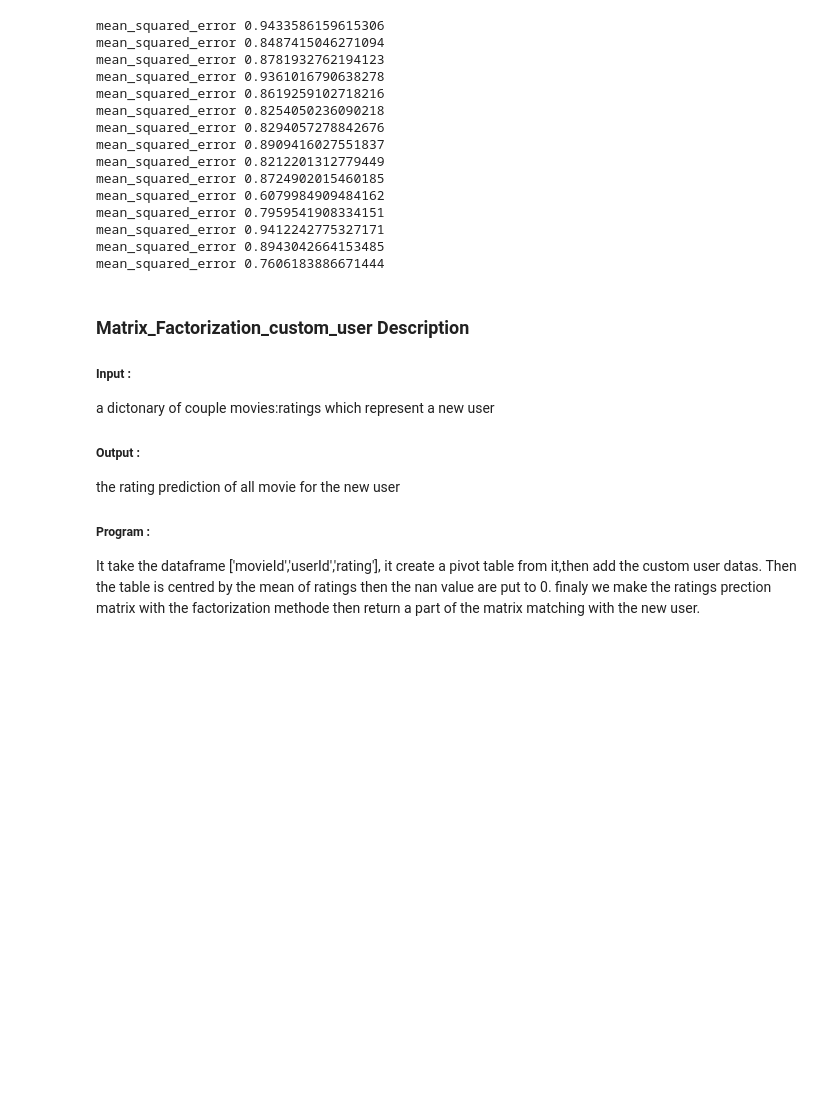
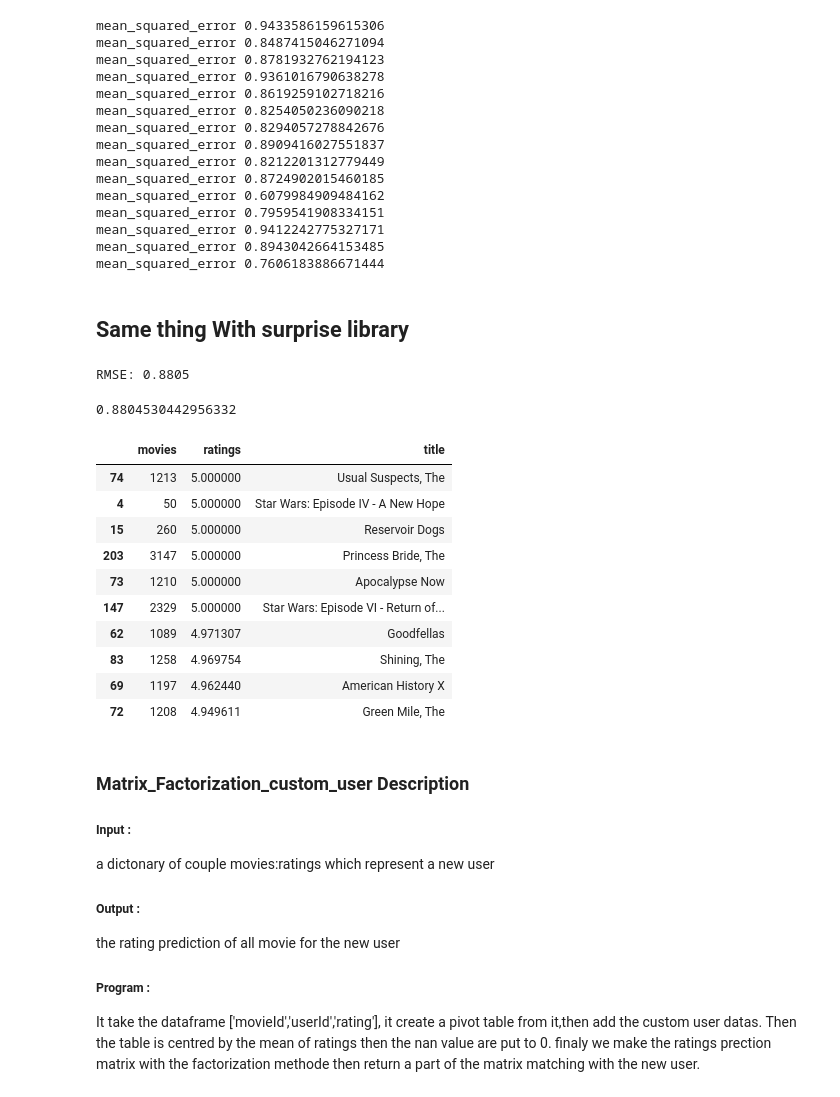
Before and after one commit to NavasFrancisco/MoviesRecommender, a Jupyter notebook: MoviesRecommender.ipynb, the cells around one changed output. Cells and saved outputs as stored; diff of their text form; code cells hidden in the pictures; blank space fills up the shorter version.

Commit message:
With SVG surprise

```diff
--- a/MoviesRecommender.ipynb
+++ b/MoviesRecommender.ipynb
@@ -962,3 +964,5 @@ mean_squared_error 0.7959541908334151
 mean_squared_error 0.9412242775327171
 mean_squared_error 0.8943042664153485
 mean_squared_error 0.7606183886671444
+# %% [markdown]
+## Same thing With surprise library
@@ -965,3 +972,57 @@ mean_squared_error 0.7606183886671444
+# %%
+# instantiate a reader and read in our rating data
+reader = Reader(rating_scale=(1, 5))
+data = Dataset.load_from_df(dfratings[['userId','movieId','rating']], reader)
+
+# train SVD on 75% of known rates
+trainset, testset = train_test_split(data, test_size=.25)
+algorithm = SVD()
+algorithm.fit(trainset)
+predictions = algorithm.test(testset)
+
+# check the accuracy using Root Mean Square Error
+accuracy.rmse(predictions)
+# %% [output]
+RMSE: 0.8805
+0.8804530442956332
+# %%
+def predict_ratings_user(df, userid, top):
+    user = userid
+    #Extract the user's movies attributs
+    user_movies = df.loc[df["userId"] == user]
+    user_movies = user_movies.drop(['userId','rating','dates','title','year'], axis=1)
+
+    #List of movies viewed by the user
+    list_of_movies_view = user_movies["movieId"]
+
+    predicted_ratings=[]
+    uid = []
+    for i in list_of_movies_view:
+        predicted_ratings.append((i, algorithm.predict(user, i).est))
+
+    # check the preferences of a particular user
+    pdf = pd.DataFrame(predicted_ratings, columns = ['movies','ratings']).sort_values('ratings', ascending=False, inplace=False).head(top)
+
+
+    mask = df['movieId'].isin(pdf['movies'])
+
+    pdf['title']=df.loc[mask]['title'].unique()
+
+    return pdf
+# %%
+predict_ratings_user(df, 1, 10)
+# %% [output]
+|  | movies | ratings | title |
+| 74 | 1213 | 5.000000 | Usual Suspects, The |
+| 4 | 50 | 5.000000 | Star Wars: Episode IV - A New Hope |
+| 15 | 260 | 5.000000 | Reservoir Dogs |
+| 203 | 3147 | 5.000000 | Princess Bride, The |
+| 73 | 1210 | 5.000000 | Apocalypse Now |
+| 147 | 2329 | 5.000000 | Star Wars: Episode VI - Return of... |
+| 62 | 1089 | 4.971307 | Goodfellas |
+| 83 | 1258 | 4.969754 | Shining, The |
+| 69 | 1197 | 4.962440 | American History X |
+| 72 | 1208 | 4.949611 | Green Mile, The |
 # %% [markdown]
 ### Matrix_Factorization_custom_user Description
 ##### Input :
```
Also changed, not shown: parts of 9 cells of this notebook.
